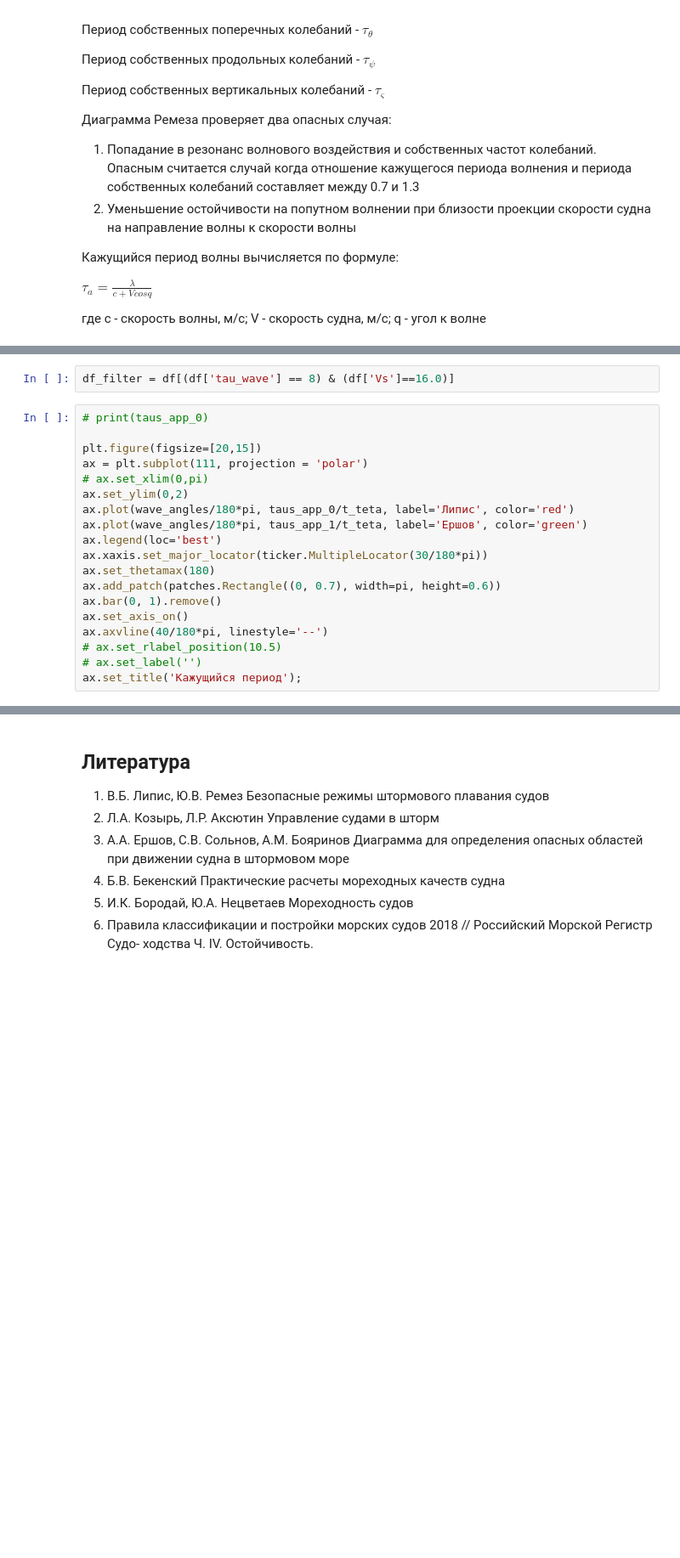
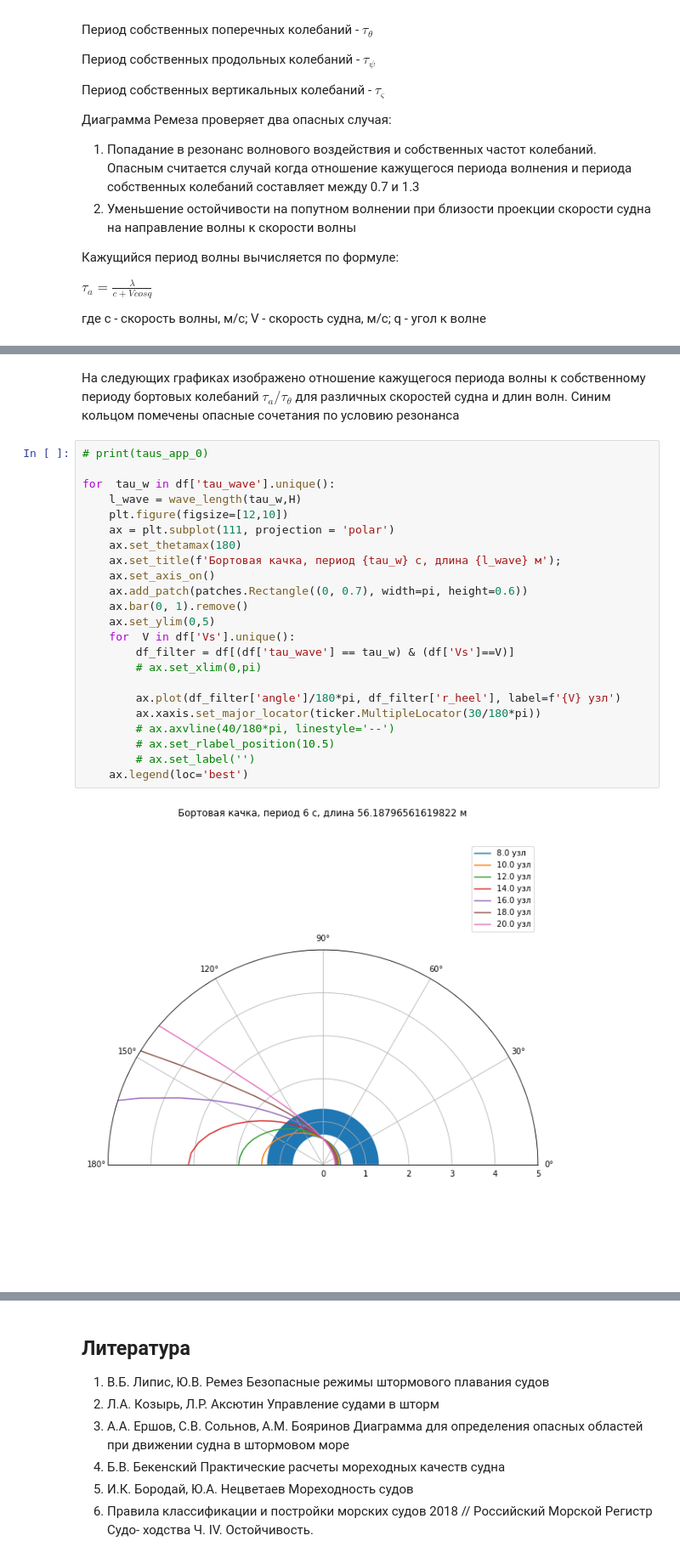
Before and after one commit to mataruev/giperboreya, a Jupyter notebook: Remez_diagram.ipynb, the cells around one changed output, grey strips where cells are left out. Shown at 85% size. Cells and saved outputs as stored; diff of their text form; blank space fills up the shorter version.

```diff
--- a/Remez_diagram.ipynb
+++ b/Remez_diagram.ipynb
@@ -332,21 +344,0 @@ QgridWidget(grid_options={'fullWidthRows': True, 'syncColumnCellResize': True, '
-# %%
-df_filter = df[(df['tau_wave'] == 8) & (df['Vs']==16.0)]
-# %%
-# print(taus_app_0)
-
-plt.figure(figsize=[20,15])
-ax = plt.subplot(111, projection = 'polar')
-# ax.set_xlim(0,pi)
-ax.set_ylim(0,2)
-ax.plot(wave_angles/180*pi, taus_app_0/t_teta, label='Липис', color='red')
-ax.plot(wave_angles/180*pi, taus_app_1/t_teta, label='Ершов', color='green')
-ax.legend(loc='best')
-ax.xaxis.set_major_locator(ticker.MultipleLocator(30/180*pi))
-ax.set_thetamax(180)
-ax.add_patch(patches.Rectangle((0, 0.7), width=pi, height=0.6))
-ax.bar(0, 1).remove()
-ax.set_axis_on()
-ax.axvline(40/180*pi, linestyle='--')
-# ax.set_rlabel_position(10.5)
-# ax.set_label('')
-ax.set_title('Кажущийся период');
@@ -399,0 +345,29 @@ plt.legend(loc='best',fontsize=14);
+# %% [markdown]
+На следующих графиках изображено отношение кажущегося периода волны к
+собственному периоду бортовых колебаний $\tau_a/\tau_\theta$ для различных скоростей судна и длин волн.
+Синим кольцом помечены опасные сочетания по условию резонанса
+# %%
+# print(taus_app_0)
+
+for  tau_w in df['tau_wave'].unique():
+    l_wave = wave_length(tau_w,H)
+    plt.figure(figsize=[12,10])
+    ax = plt.subplot(111, projection = 'polar')
+    ax.set_thetamax(180)
+    ax.set_title(f'Бортовая качка, период {tau_w} c, длина {l_wave} м');
+    ax.set_axis_on()
+    ax.add_patch(patches.Rectangle((0, 0.7), width=pi, height=0.6))
+    ax.bar(0, 1).remove()
+    ax.set_ylim(0,5)
+    for  V in df['Vs'].unique():
+        df_filter = df[(df['tau_wave'] == tau_w) & (df['Vs']==V)]
+        # ax.set_xlim(0,pi)
+
+        ax.plot(df_filter['angle']/180*pi, df_filter['r_heel'], label=f'{V} узл')
+        ax.xaxis.set_major_locator(ticker.MultipleLocator(30/180*pi))
+        # ax.axvline(40/180*pi, linestyle='--')
+        # ax.set_rlabel_position(10.5)
+        # ax.set_label('')
+    ax.legend(loc='best')
+# %% [output]
+[figure, added]
```
Also changed, not shown: parts of 8 cells of this notebook.
